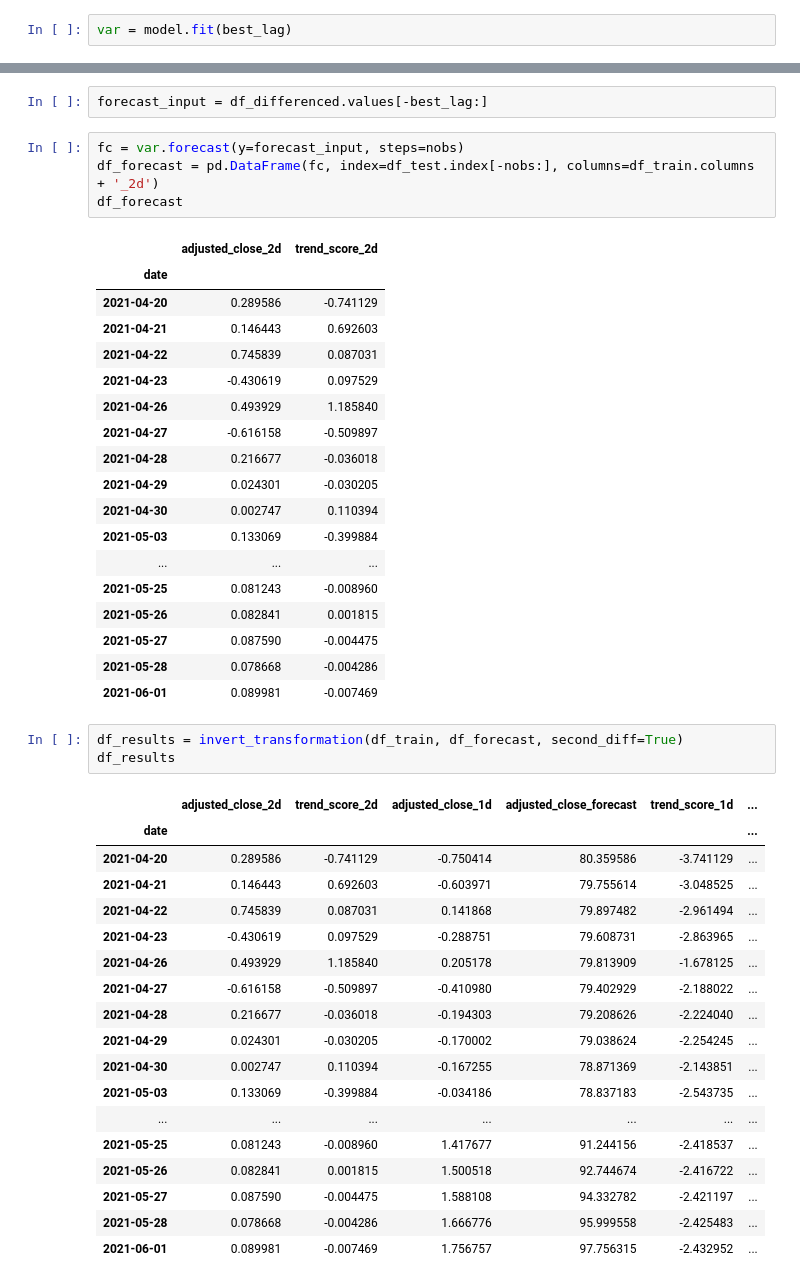
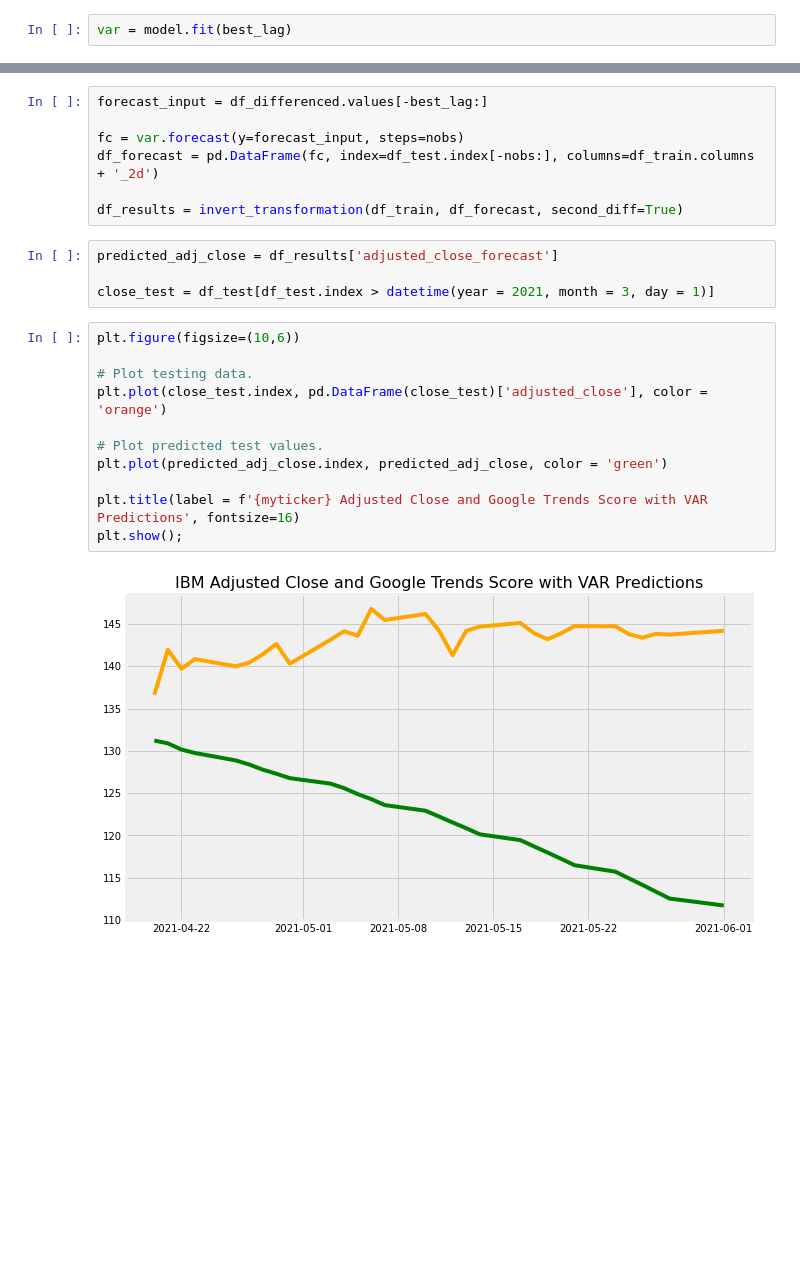
Before and after one commit to jackolson415/Predicting_Stock_Prices_Google_Trends, a Jupyter notebook: Functions.ipynb, the cells around one changed output, grey strips where cells are left out. Drawn from its saved outputs; the diff is of its cells as text; blank space fills up the shorter version.

```diff
--- a/Functions.ipynb
+++ b/Functions.ipynb
@@ -447,47 +446,24 @@ trend_score             0.094446     1.000000
-# %%
-forecast_input = df_differenced.values[-best_lag:]
 # %%
+forecast_input = df_differenced.values[-best_lag:]
+
 fc = var.forecast(y=forecast_input, steps=nobs)
 df_forecast = pd.DataFrame(fc, index=df_test.index[-nobs:], columns=df_train.columns + '_2d')
-df_forecast
+
+df_results = invert_transformation(df_train, df_forecast, second_diff=True)
-# %% [output]
-|  | adjusted_close_2d | trend_score_2d |
-| date |  |  |
-| 2021-04-20 | 0.289586 | -0.741129 |
-| 2021-04-21 | 0.146443 | 0.692603 |
-| 2021-04-22 | 0.745839 | 0.087031 |
-| 2021-04-23 | -0.430619 | 0.097529 |
-| 2021-04-26 | 0.493929 | 1.185840 |
-| 2021-04-27 | -0.616158 | -0.509897 |
-| 2021-04-28 | 0.216677 | -0.036018 |
-| 2021-04-29 | 0.024301 | -0.030205 |
-| 2021-04-30 | 0.002747 | 0.110394 |
-| 2021-05-03 | 0.133069 | -0.399884 |
-| ... | ... | ... |
-| 2021-05-25 | 0.081243 | -0.008960 |
-| 2021-05-26 | 0.082841 | 0.001815 |
-| 2021-05-27 | 0.087590 | -0.004475 |
-| 2021-05-28 | 0.078668 | -0.004286 |
-| 2021-06-01 | 0.089981 | -0.007469 |
-# %%
-df_results = invert_transformation(df_train, df_forecast, second_diff=True)
-df_results
-# %% [output]
-|  | adjusted_close_2d | trend_score_2d | adjusted_close_1d | adjusted_close_forecast | trend_score_1d | ... |
-| date |  |  |  |  |  | ... |
-| 2021-04-20 | 0.289586 | -0.741129 | -0.750414 | 80.359586 | -3.741129 | ... |
-| 2021-04-21 | 0.146443 | 0.692603 | -0.603971 | 79.755614 | -3.048525 | ... |
-| 2021-04-22 | 0.745839 | 0.087031 | 0.141868 | 79.897482 | -2.961494 | ... |
-| 2021-04-23 | -0.430619 | 0.097529 | -0.288751 | 79.608731 | -2.863965 | ... |
-| 2021-04-26 | 0.493929 | 1.185840 | 0.205178 | 79.813909 | -1.678125 | ... |
-| 2021-04-27 | -0.616158 | -0.509897 | -0.410980 | 79.402929 | -2.188022 | ... |
-| 2021-04-28 | 0.216677 | -0.036018 | -0.194303 | 79.208626 | -2.224040 | ... |
-| 2021-04-29 | 0.024301 | -0.030205 | -0.170002 | 79.038624 | -2.254245 | ... |
-| 2021-04-30 | 0.002747 | 0.110394 | -0.167255 | 78.871369 | -2.143851 | ... |
-| 2021-05-03 | 0.133069 | -0.399884 | -0.034186 | 78.837183 | -2.543735 | ... |
-| ... | ... | ... | ... | ... | ... | ... |
-| 2021-05-25 | 0.081243 | -0.008960 | 1.417677 | 91.244156 | -2.418537 | ... |
-| 2021-05-26 | 0.082841 | 0.001815 | 1.500518 | 92.744674 | -2.416722 | ... |
-| 2021-05-27 | 0.087590 | -0.004475 | 1.588108 | 94.332782 | -2.421197 | ... |
-| 2021-05-28 | 0.078668 | -0.004286 | 1.666776 | 95.999558 | -2.425483 | ... |
-| 2021-06-01 | 0.089981 | -0.007469 | 1.756757 | 97.756315 | -2.432952 | ... |
+# %%
+predicted_adj_close = df_results['adjusted_close_forecast']
+
+close_test = df_test[df_test.index > datetime(year = 2021, month = 3, day = 1)]
+# %%
+plt.figure(figsize=(10,6))
+
+# Plot testing data.
+plt.plot(close_test.index, pd.DataFrame(close_test)['adjusted_close'], color = 'orange')
+
+# Plot predicted test values.
+plt.plot(predicted_adj_close.index, predicted_adj_close, color = 'green')
+
+plt.title(label = f'{myticker} Adjusted Close and Google Trends Score with VAR Predictions', fontsize=16)
+plt.show();
+# %% [output]
+[figure, added]
```
Also changed, not shown: parts of 25 cells of this notebook, 5 other files.
